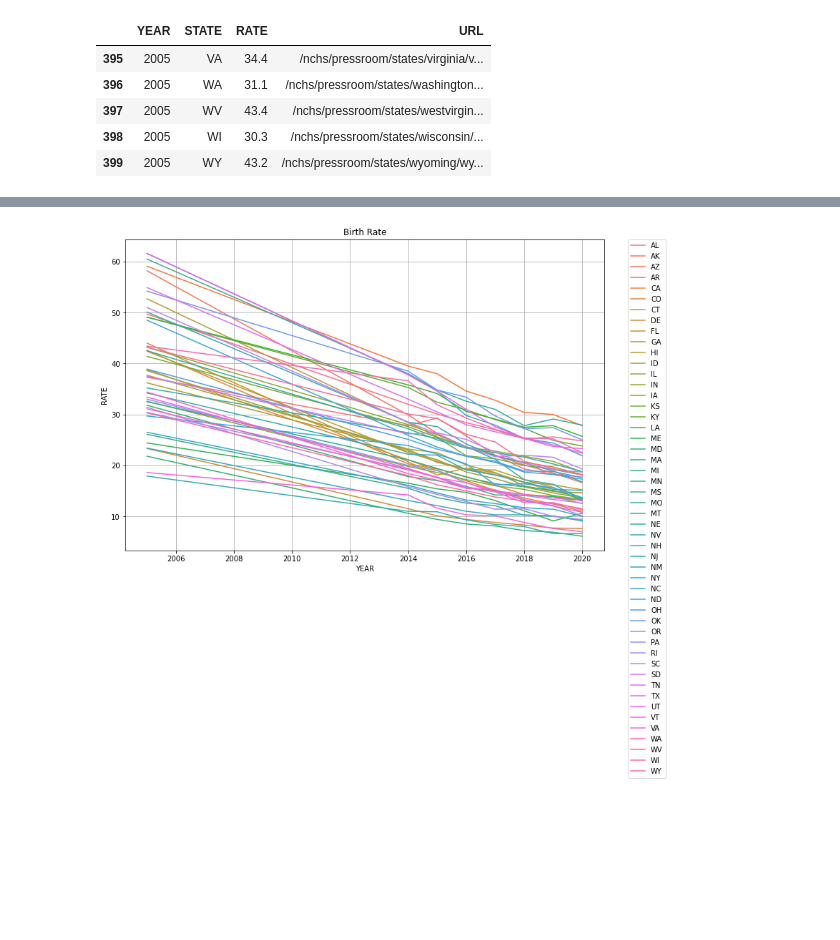
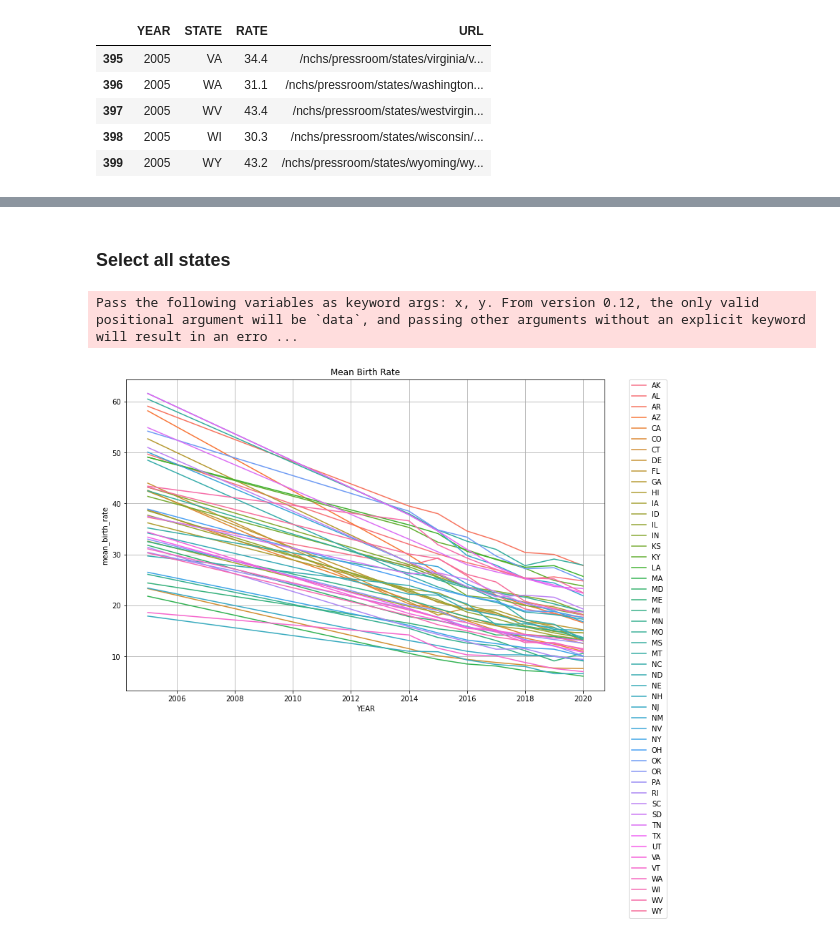
Before and after one commit to lucythuku/HappyCoders, a Jupyter notebook: Week 2/Data Wrangling- Lucy/Untitled.ipynb, the cells around one changed output, grey strips where cells are left out. Saved outputs shown, nothing was run; the diff lists cells and outputs as text; code cells hidden in the pictures; blank space fills up the shorter version.

```diff
--- a/Week 2/Data Wrangling- Lucy/Untitled.ipynb
+++ b/Week 2/Data Wrangling- Lucy/Untitled.ipynb
@@ -104,0 +211,7 @@ plt.show()
+# %%
+TeenBirthRates = TeenBirthRates.groupby(['YEAR','STATE'], as_index=False).agg(
+    min_birth_rate = pd.NamedAgg(column='RATE', aggfunc=min),
+    max_birth_rate = pd.NamedAgg(column='RATE', aggfunc=max),
+    mean_birth_rate = pd.NamedAgg(column='RATE', aggfunc=np.mean))
+
+TeenBirthRates
@@ -105,9 +280,12 @@ plt.show()
+# %% [markdown]
+### Select all states
 # %%
 plt.figure(figsize=(12,8))
-sns.lineplot('YEAR','RATE', hue ='STATE', data=TeenBirthRates)
+sns.lineplot('YEAR','mean_birth_rate', hue='STATE', data=TeenBirthRates)
 plt.grid()
-plt.title('Birth Rate')
+plt.title('Mean Birth Rate')
 plt.legend(bbox_to_anchor=(1.05, 1), loc=2, borderaxespad=0.)
 plt.show()
 # %% [output]
+Pass the following variables as keyword args: x, y. From version 0.12, the only valid positional argument will be `data`, and passing other arguments without an explicit keyword will result in an erro ...
-[figure, old version]
+[figure, new version]
```
Also changed, not shown: parts of 30 cells of this notebook.
